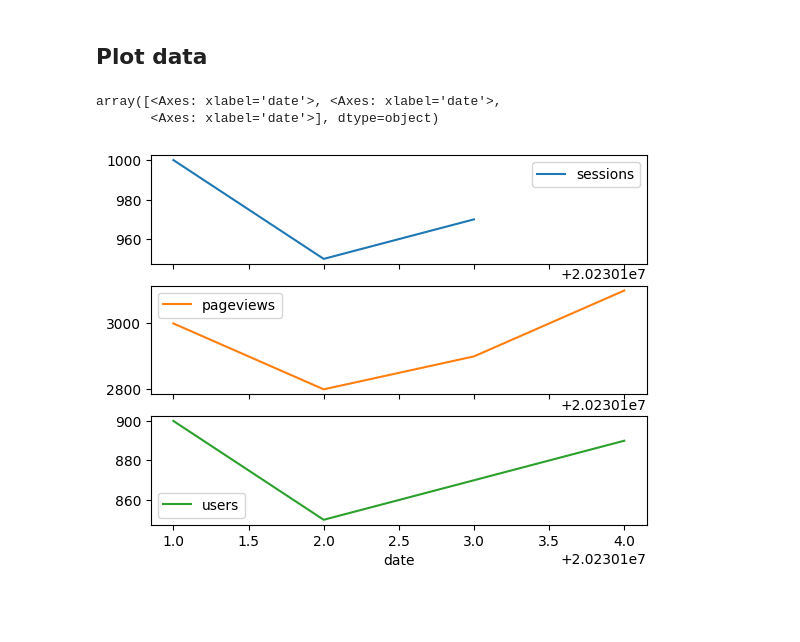
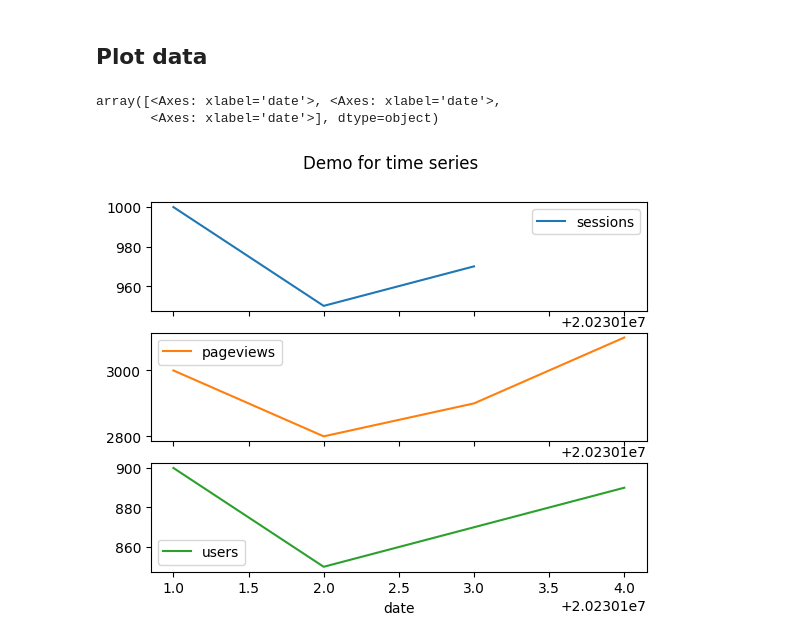
Before and after one commit to ProgressBG-Python-Course/ProgressBG-Python-Digitall-Labs, a Jupyter notebook: Lab20/tmp.ipynb, the cells around one changed output. Drawn from its saved outputs; the diff is of its cells as text; code cells hidden in the pictures; blank space fills up the shorter version.

```diff
--- a/Lab20/tmp.ipynb
+++ b/Lab20/tmp.ipynb
@@ -151,9 +151,10 @@ df
 # %% [markdown]
 ## Plot data
 # %%
+import matplotlib.pyplot as plt
 # plot line chart:
-df.plot(x='date', y=['sessions', 'pageviews','users'], subplots=True)
+df.plot(x='date', y=['sessions', 'pageviews','users'], subplots=True, title='Demo for time series')
 # %% [output]
 array([<Axes: xlabel='date'>, <Axes: xlabel='date'>,
        <Axes: xlabel='date'>], dtype=object)
-[figure, old version]
+[figure, new version]
```
Also changed, not shown: parts of 2 cells of this notebook, 5 other files.
